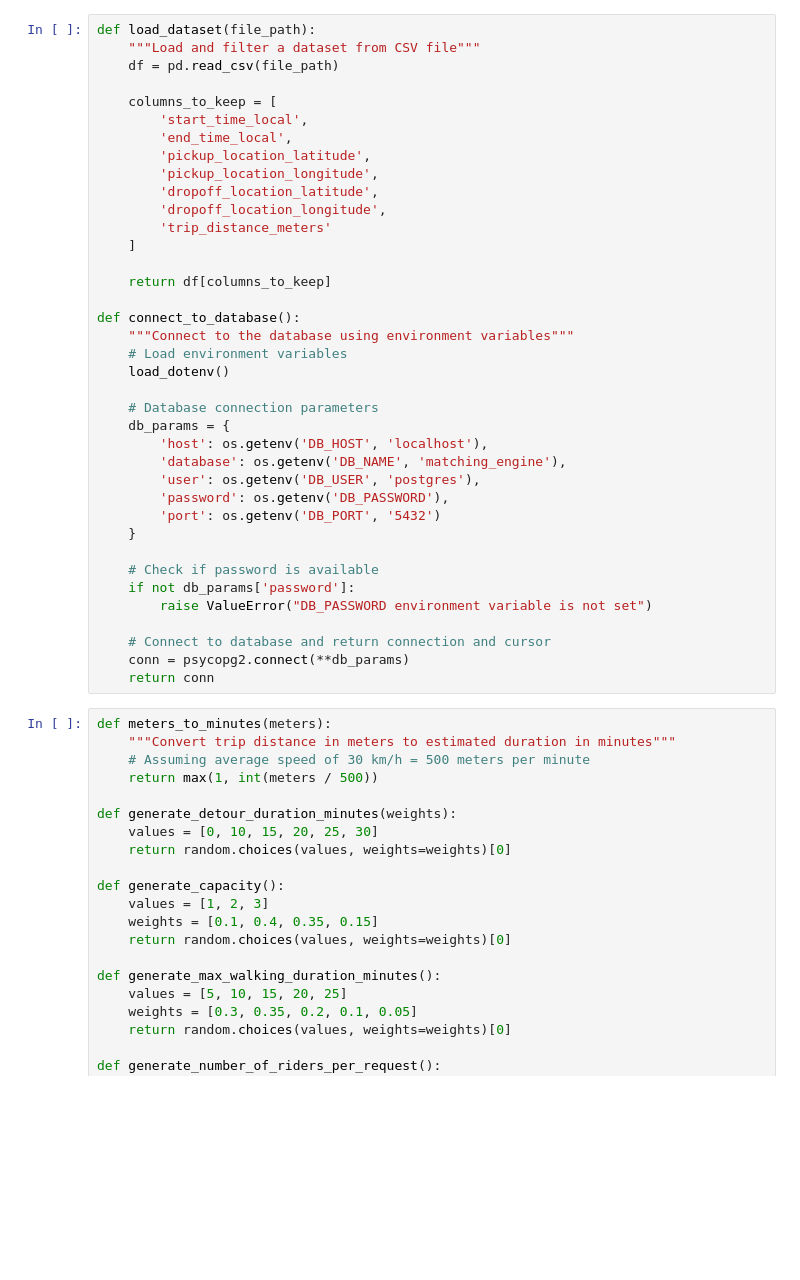
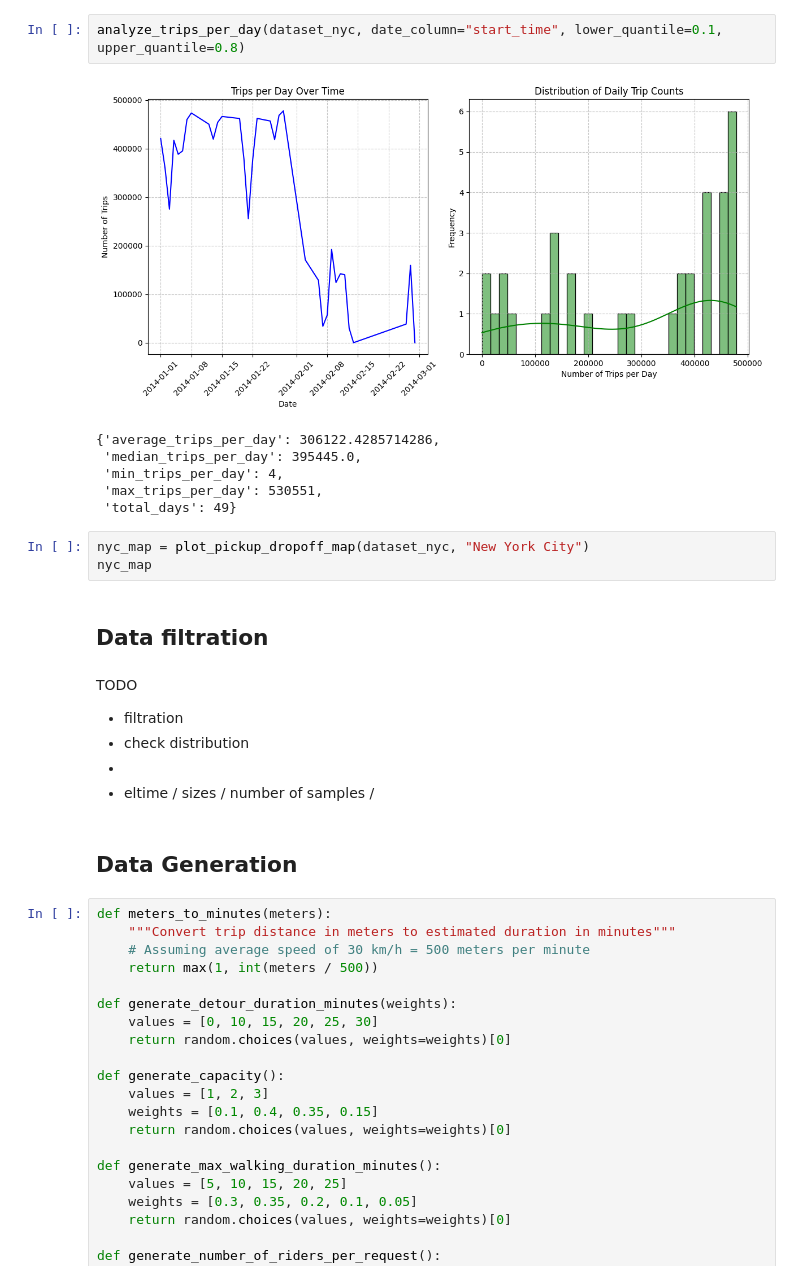
Before and after one commit to carpooling-egy/matching-engine, a Jupyter notebook: testing/datasets.ipynb, the cells around one changed output. Cells and saved outputs as stored; diff of their text form; blank space fills up the shorter version.

```diff
--- a/testing/datasets.ipynb
+++ b/testing/datasets.ipynb
@@ -132,41 +303,25 @@ def load_dataset(file_path, dataset_type=None):
-# %%
-def load_dataset(file_path):
-    """Load and filter a dataset from CSV file"""
-    df = pd.read_csv(file_path)
-
-    columns_to_keep = [
-        'start_time_local',
-        'end_time_local',
-        'pickup_location_latitude',
-        'pickup_location_longitude',
-        'dropoff_location_latitude',
-        'dropoff_location_longitude',
-        'trip_distance_meters'
-    ]
-
-    return df[columns_to_keep]
-
-def connect_to_database():
-    """Connect to the database using environment variables"""
-    # Load environment variables
-    load_dotenv()
-
-    # Database connection parameters
-    db_params = {
-        'host': os.getenv('DB_HOST', 'localhost'),
-        'database': os.getenv('DB_NAME', 'matching_engine'),
-        'user': os.getenv('DB_USER', 'postgres'),
-        'password': os.getenv('DB_PASSWORD'),
-        'port': os.getenv('DB_PORT', '5432')
-    }
-
-    # Check if password is available
-    if not db_params['password']:
-        raise ValueError("DB_PASSWORD environment variable is not set")
-
-    # Connect to database and return connection and cursor
-    conn = psycopg2.connect(**db_params)
-    return conn
+# %%
+analyze_trips_per_day(dataset_nyc, date_column="start_time", lower_quantile=0.1, upper_quantile=0.8)
+# %% [output]
+[figure, added]
+{'average_trips_per_day': 306122.4285714286,
+ 'median_trips_per_day': 395445.0,
+ 'min_trips_per_day': 4,
+ 'max_trips_per_day': 530551,
+ 'total_days': 49}
+# %%
+nyc_map = plot_pickup_dropoff_map(dataset_nyc, "New York City")
+nyc_map
+# %% [markdown]
+## Data filtration
+# %% [markdown]
+TODO
+- filtration
+- check distribution
+-
+- eltime / sizes / number of samples /
+# %% [markdown]
+## Data Generation
 # %%
 def meters_to_minutes(meters):
     """Convert trip distance in meters to estimated duration in minutes"""
```
Also changed, not shown: parts of 33 cells of this notebook.
